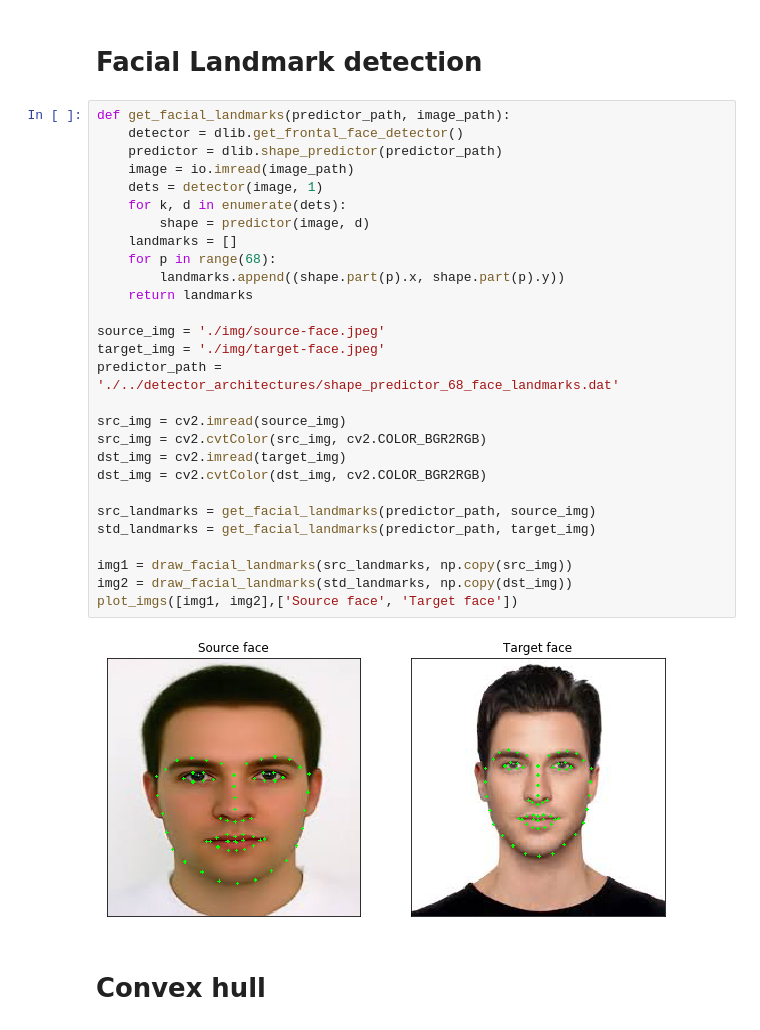
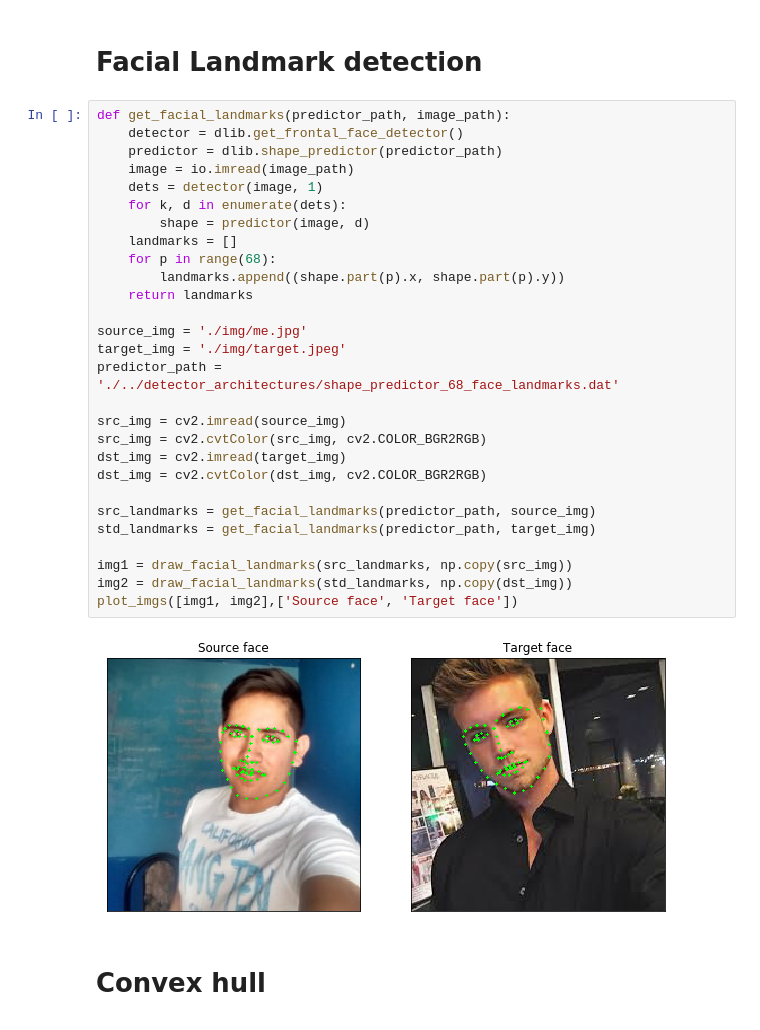
Before and after one commit to betogaona7/hairstyle, a Jupyter notebook: FS-Warping-Technique/Image-warping.ipynb, the cells around one changed output. Saved outputs shown, nothing was run; the diff lists cells and outputs as text.

```diff
--- a/FS-Warping-Technique/Image-warping.ipynb
+++ b/FS-Warping-Technique/Image-warping.ipynb
@@ -50,33 +50,33 @@ def totuple(a):
 # %%
 def get_facial_landmarks(predictor_path, image_path):
     detector = dlib.get_frontal_face_detector()
     predictor = dlib.shape_predictor(predictor_path)
     image = io.imread(image_path)
     dets = detector(image, 1)
     for k, d in enumerate(dets):
         shape = predictor(image, d)
     landmarks = []
     for p in range(68):
         landmarks.append((shape.part(p).x, shape.part(p).y))
     return landmarks
 
-source_img = './img/source-face.jpeg'
-target_img = './img/target-face.jpeg'
+source_img = './img/me.jpg'
+target_img = './img/target.jpeg'
 predictor_path = './../detector_architectures/shape_predictor_68_face_landmarks.dat'
 
 src_img = cv2.imread(source_img)
 src_img = cv2.cvtColor(src_img, cv2.COLOR_BGR2RGB)
 dst_img = cv2.imread(target_img)
 dst_img = cv2.cvtColor(dst_img, cv2.COLOR_BGR2RGB)
 
 src_landmarks = get_facial_landmarks(predictor_path, source_img)
 std_landmarks = get_facial_landmarks(predictor_path, target_img)
 
 img1 = draw_facial_landmarks(src_landmarks, np.copy(src_img))
 img2 = draw_facial_landmarks(std_landmarks, np.copy(dst_img))
 plot_imgs([img1, img2],['Source face', 'Target face'])
 # %% [output]
-[figure, old version]
+[figure, new version]
 # %% [markdown]
 # Convex hull
 # %%
```
Also changed, not shown: parts of 4 cells of this notebook, 1 other file.
